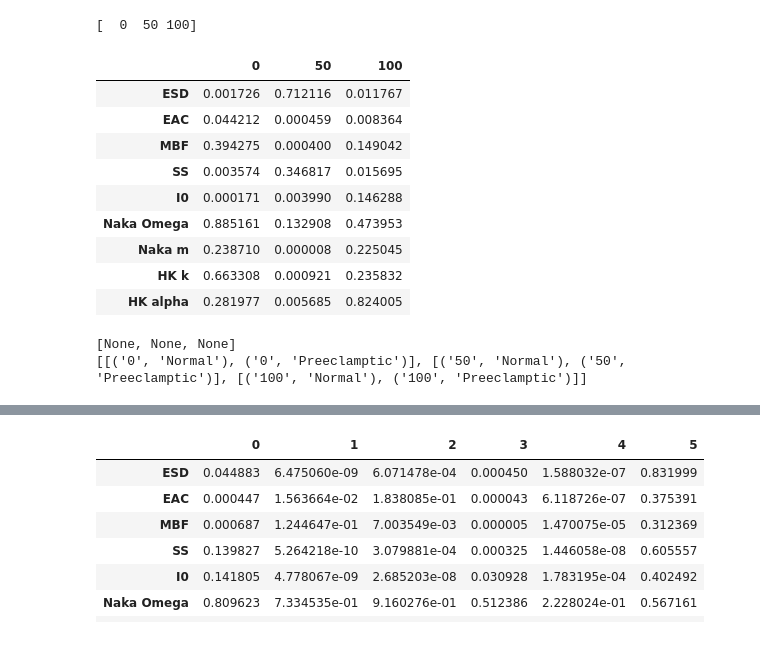
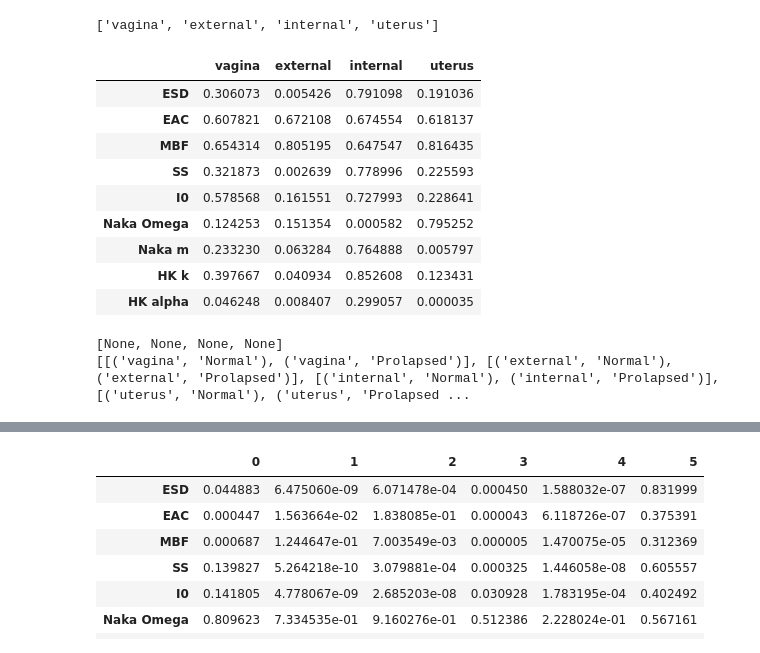
Before and after one commit to bfilab/Repro_QUS, a Jupyter notebook: Python_Scripts/repro_qus_organs.ipynb, the cells around one changed output, grey strips where cells are left out. Cells and saved outputs as stored; diff of their text form; code cells hidden in the pictures.

```diff
--- a/Python_Scripts/repro_qus_organs.ipynb
+++ b/Python_Scripts/repro_qus_organs.ipynb
@@ -38,7 +38,7 @@ key_data = pd.read_csv(key_fid)
 
 # Rename the columns using abbreviations for the parameter names
 new_names = {'HKStructureParam':'HK k','HKScattererClusteringParam':'HK alpha','NakShapeParam':'Naka m','NakScaleFactor':'Naka Omega',
-             'SpectralSlope':'SS','Intercept':'I0','MidbandFit':'MBF','EffectiveScatterersIZE':'ESD','AcousticConcentration':'EAC'}
+             'SpectralSlope':'SS','Intercept':'I0','MidbandFit':'MBF','EffectiveScattererSize':'ESD','AcousticConcentration':'EAC'}
 
 all_data.rename(new_names,axis=1,inplace=True)
 
@@ -98,8 +98,18 @@ rp = list(tuple(ti/256 for ti in t) for t in rp)
 ids = key_data.ID
 
 for i in ids:
-    i
+    i_str = 'M' + str(i)
+    g = key_data[key_data['ID'] == i]['Grade'].values
+    print(g)
 
+    if g > 0:
+        all_data.loc[all_data['ID'] == i_str,'Type'] = 'Prolapsed'
+    else:
+        all_data.loc[all_data['ID'] == i_str,'Type'] = 'Normal'
+
+in_data = all_data.groupby(['ID','Organ','Type'],as_index = False).mean()
+
+in_data
 
 #in_data
 # %% [output]
@@ -109,70 +150,65 @@ KeyError: 'ESD'
 #corr_data
 # %%
 #Calculate signficance between Preeclamptic and Normal groups at each distance
-all_dist = np.linspace(0,100,3,endpoint = True, dtype = int)
-all_types = ["Normal","Preeclamptic"]
+all_dist = ["vagina","external","internal","uterus"]
+all_types = ["Normal","Prolapsed"]
 print(all_dist)
 # %% [output]
-[  0  50 100]
+['vagina', 'external', 'internal', 'uterus']
 # %%
-
-
-
-
 p_mat = np.zeros((len(qus_params),len(all_dist)))
 diff_mat = np.zeros(p_mat.shape)
 
 for d_idx, dist in enumerate(all_dist):
-    dist = str(round(dist,1))
-    #print(dist)
-    sub_df = in_data[in_data['Distance'] == dist]
+    #dist = str(round(dist,1))
+    #print(in_data['ESD'])
+    sub_df = in_data[in_data['Organ'] == dist]
     #print(sub_df)
 
     for q_idx, param in enumerate(qus_params):
         var_c = sub_df[sub_df['Type'] == 'Normal'][param]
-        var_r = sub_df[sub_df['Type'] == 'Preeclamptic'][param]
+        var_r = sub_df[sub_df['Type'] == 'Prolapsed'][param]
 
         #print(var_c)
         #print(var_r)
 
         var_c_mean = np.mean(var_c)
         var_r_mean = np.mean(var_r)
 
         this_t, this_p = scipy.stats.ttest_ind(var_c.values.reshape(-1,1),var_r.values.reshape(-1,1))
 
         #print(this_p)
         p_mat[q_idx,d_idx] = this_p
         diff_mat[q_idx,d_idx] = var_r_mean - var_c_mean
 
 
 p_df_dist = pd.DataFrame(p_mat,index=qus_params,columns=all_dist)
 diff_df_dist = pd.DataFrame(diff_mat,index=qus_params,columns=all_dist)
 
 p_df_dist
 # %% [output]
-|  | 0 | 50 | 100 |
-| ESD | 0.001726 | 0.712116 | 0.011767 |
-| EAC | 0.044212 | 0.000459 | 0.008364 |
-| MBF | 0.394275 | 0.000400 | 0.149042 |
-| SS | 0.003574 | 0.346817 | 0.015695 |
-| I0 | 0.000171 | 0.003990 | 0.146288 |
-| Naka Omega | 0.885161 | 0.132908 | 0.473953 |
-| Naka m | 0.238710 | 0.000008 | 0.225045 |
-| HK k | 0.663308 | 0.000921 | 0.235832 |
-| HK alpha | 0.281977 | 0.005685 | 0.824005 |
+|  | vagina | external | internal | uterus |
+| ESD | 0.306073 | 0.005426 | 0.791098 | 0.191036 |
+| EAC | 0.607821 | 0.672108 | 0.674554 | 0.618137 |
+| MBF | 0.654314 | 0.805195 | 0.647547 | 0.816435 |
+| SS | 0.321873 | 0.002639 | 0.778996 | 0.225593 |
+| I0 | 0.578568 | 0.161551 | 0.727993 | 0.228641 |
+| Naka Omega | 0.124253 | 0.151354 | 0.000582 | 0.795252 |
+| Naka m | 0.233230 | 0.063284 | 0.764888 | 0.005797 |
+| HK k | 0.397667 | 0.040934 | 0.852608 | 0.123431 |
+| HK alpha | 0.046248 | 0.008407 | 0.299057 | 0.000035 |
 # %%
 #Procedurally generate comparison pairs
 comp_pairs = [None]*len(all_dist)
 print(comp_pairs)
 
 for d_idx, dist in enumerate(all_dist):
-    dist = str(round(dist,1))
-    comp_pairs[d_idx] = [(dist,'Normal'),(dist,'Preeclamptic')]
+    comp_pairs[d_idx] = [(dist,'Normal'),(dist,'Prolapsed')]
 
 print(comp_pairs)
 # %% [output]
-[None, None, None]
-[[('0', 'Normal'), ('0', 'Preeclamptic')], [('50', 'Normal'), ('50', 'Preeclamptic')], [('100', 'Normal'), ('100', 'Preeclamptic')]]
+[None, None, None, None]
+[[('vagina', 'Normal'), ('vagina', 'Prolapsed')], [('external', 'Normal'), ('external', 'Prolapsed')], [('internal', 'Normal'), ('internal', 'Prolapsed')], [('uterus', 'Normal'), ('uterus', 'Prolapsed ...
 # %%
 for q_idx, q_param in enumerate(qus_params):
 
```
Also changed, not shown: parts of 2 cells of this notebook, 4 other files.
